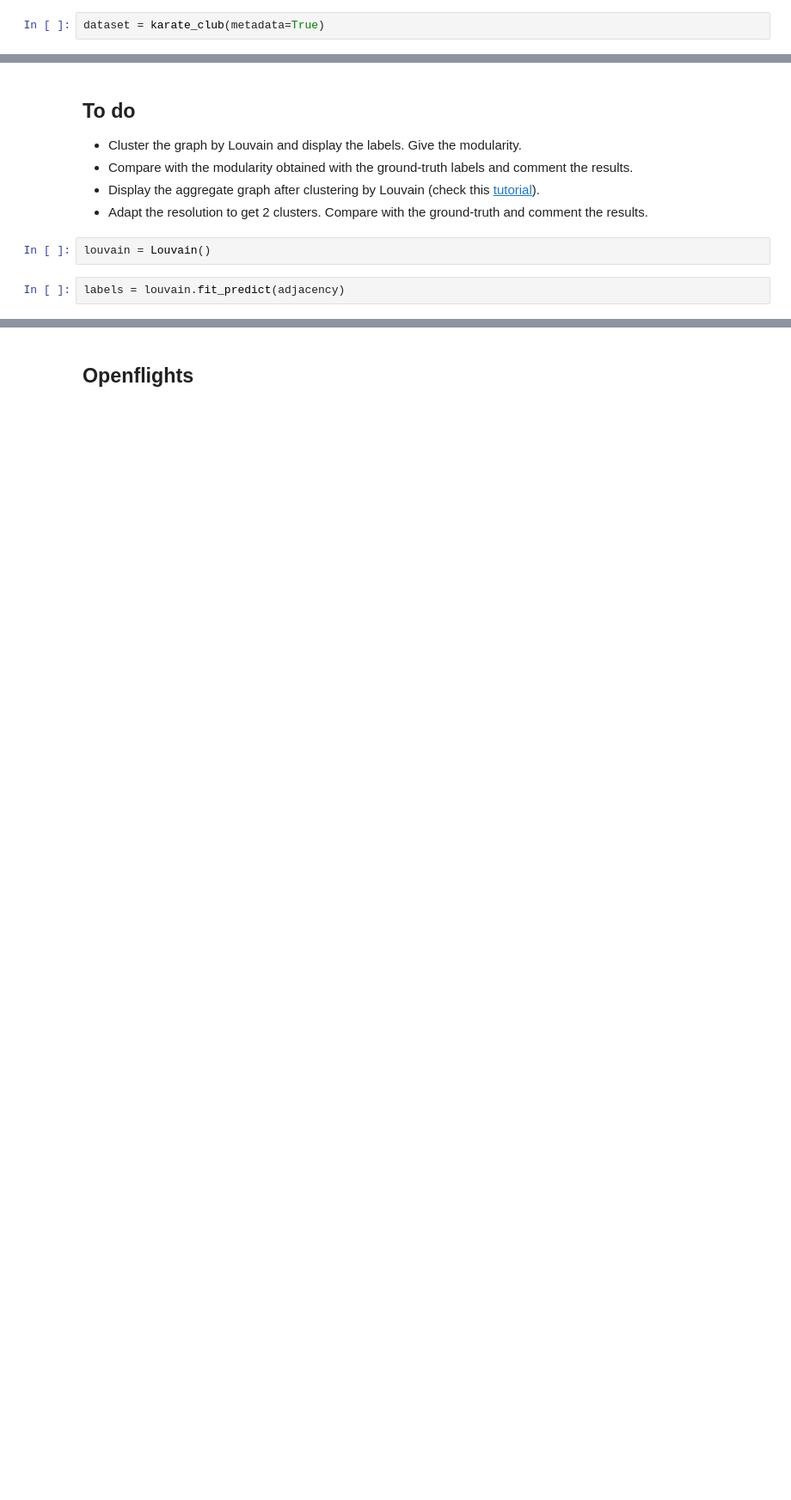
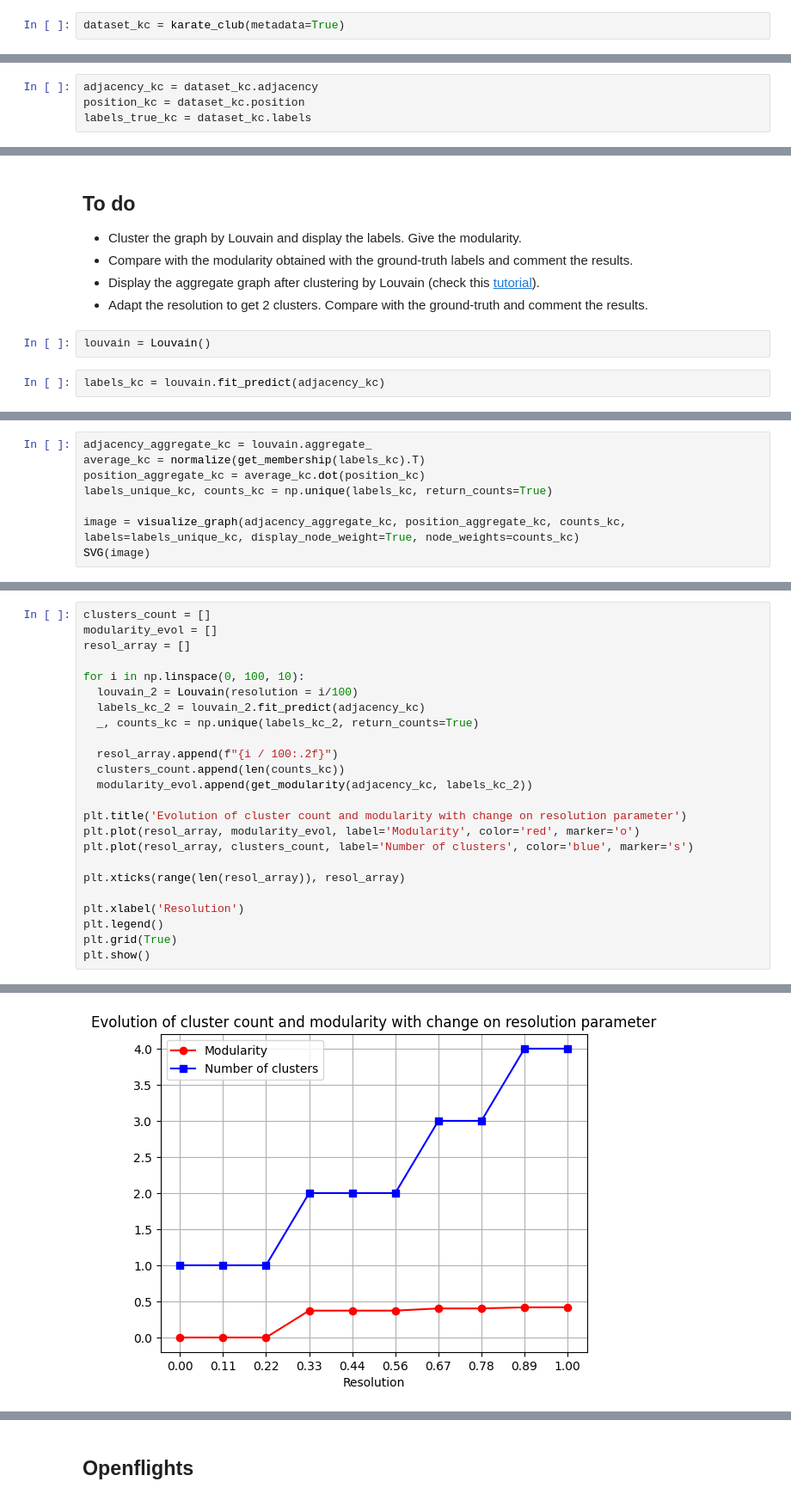
Before and after one commit to rafaela-pinheiro/SD212-Graph-Learning, a Jupyter notebook: 3 Clustering/3-clustering.ipynb, the cells around one changed output, grey strips where cells are left out. Shown at 86% size. Saved outputs shown, nothing was run; the diff lists cells and outputs as text; blank space fills up the shorter version.

Commit message:
feat: add code for karate club part

```diff
--- a/3 Clustering/3-clustering.ipynb
+++ b/3 Clustering/3-clustering.ipynb
@@ -127,4 +130,4 @@ np.float64(0.638454861111111)
 # %% [markdown]
 The [karate club graph](https://en.wikipedia.org/wiki/Zachary%27s_karate_club) provides ground-truth clusters.
 # %%
-dataset = karate_club(metadata=True)
+dataset_kc = karate_club(metadata=True)
@@ -135 +134,5 @@ labels_true = dataset.labels
+# %%
+adjacency_kc = dataset_kc.adjacency
+position_kc = dataset_kc.position
+labels_true_kc = dataset_kc.labels
 # %%
@@ -147,5 +155,5 @@ SVG(image)
 # %%
 louvain = Louvain()
 # %%
-labels = louvain.fit_predict(adjacency)
+labels_kc = louvain.fit_predict(adjacency_kc)
 # %%
@@ -155,0 +173,8 @@ SVG(image)
+# %%
+adjacency_aggregate_kc = louvain.aggregate_
+average_kc = normalize(get_membership(labels_kc).T)
+position_aggregate_kc = average_kc.dot(position_kc)
+labels_unique_kc, counts_kc = np.unique(labels_kc, return_counts=True)
+
+image = visualize_graph(adjacency_aggregate_kc, position_aggregate_kc, counts_kc, labels=labels_unique_kc, display_node_weight=True, node_weights=counts_kc)
+SVG(image)
@@ -155,0 +183,25 @@ SVG(image)
+# %%
+clusters_count = []
+modularity_evol = []
+resol_array = []
+
+for i in np.linspace(0, 100, 10):
+  louvain_2 = Louvain(resolution = i/100)
+  labels_kc_2 = louvain_2.fit_predict(adjacency_kc)
+  _, counts_kc = np.unique(labels_kc_2, return_counts=True)
+
+  resol_array.append(f"{i / 100:.2f}")
+  clusters_count.append(len(counts_kc))
+  modularity_evol.append(get_modularity(adjacency_kc, labels_kc_2))
+
+plt.title('Evolution of cluster count and modularity with change on resolution parameter')
+plt.plot(resol_array, modularity_evol, label='Modularity', color='red', marker='o')
+plt.plot(resol_array, clusters_count, label='Number of clusters', color='blue', marker='s')
+
+plt.xticks(range(len(resol_array)), resol_array)
+
+plt.xlabel('Resolution')
+plt.legend()
+plt.grid(True)
+plt.show()
+# %% [output]
@@ -155,0 +209 @@ SVG(image)
+[figure, added]
```
Also changed, not shown: parts of 35 cells of this notebook.
